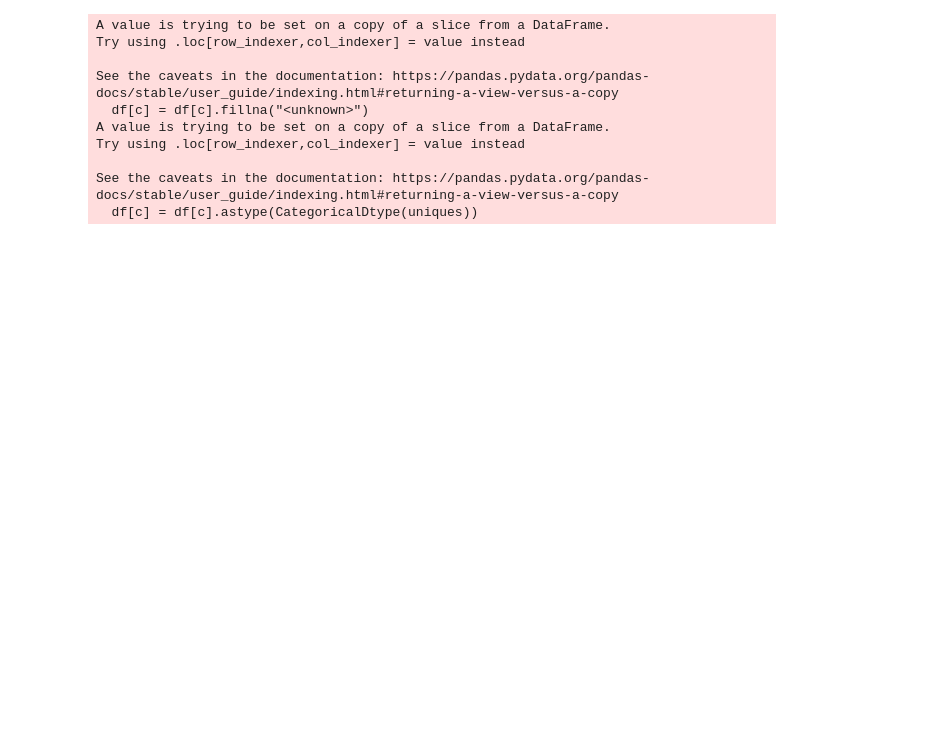
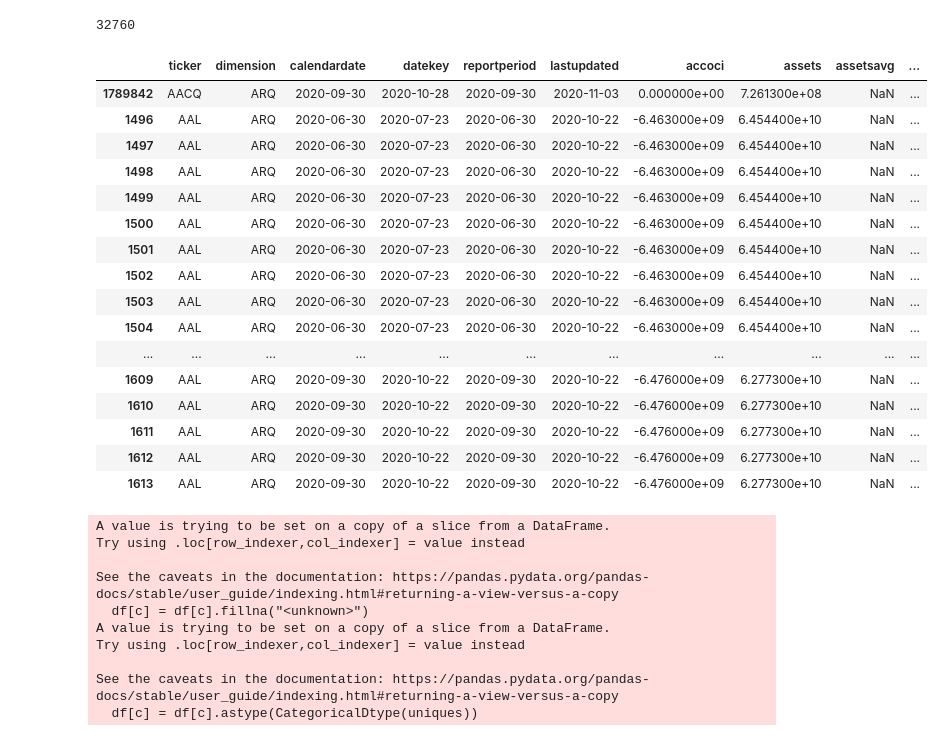
Before and after one commit to fletch22/alpha_media_signal, a Jupyter notebook: ams/notebooks/twitter/4-twitter_ml.ipynb, the cells around one changed output. Drawn from its saved outputs; the diff is of its cells as text; code cells hidden in the pictures; blank space fills up the shorter version.

```diff
--- a/ams/notebooks/twitter/4-twitter_ml.ipynb
+++ b/ams/notebooks/twitter/4-twitter_ml.ipynb
@@ -93,22 +155,13 @@ columns_fundy = list(df_rec_quart_drop.columns)
 # %%
 %%time
-# df_stock_and_quarter = pd.merge(df_stock_data, df_rec_quart_drop, how='inner', left_on=["ticker"], right_on=["ticker"])
-
 from ams.services.equities import equity_fundy_service as efs
 df_equity_fundies = efs.get_equity_fundies()
 
 df_eq_fun_quarters = df_equity_fundies[df_equity_fundies["dimension"] == EquityFundaDimension.AsReportedQuarterly.value]
-df_equity_fundies = None
+del df_equity_fundies
 
-df_result = pd.merge(df_stock_data, df_eq_fun_quarters, on="ticker", suffixes=[None, "_eq_fun"]).sort_values(by=["calendardate"])
-df_eq_fun_quarters = None
-df_stock_data = None
+df_result = pd.merge(df_eq_fun_quarters, df_stock_data, on=["ticker"], how='outer', suffixes=[None, "_eq_fun"])
 
-df_drop_future = df_result[df_result["date"] > df_result["calendardate"]]
-df_result = None
-
-df_stock_and_quarter = df_drop_future.drop_duplicates(subset=["ticker", "date"], keep="last").drop(columns=["lastupdated_eq_fun", "reportperiod", "calendardate", "dimension", "datekey"])
-df_drop_future = None
-
-df_stock_and_quarter.shape[0]
+del df_eq_fun_quarters
+del df_stock_data
 # %% [output]
@@ -117,3 +169,38 @@ Wall time: 9.25 s
+# %%
+df_drop_init = df_result.dropna(subset=["date"]).drop(columns="lastupdated_eq_fun")
+
+df_drop_future = df_drop_init[df_drop_init["date"] > df_drop_init["calendardate"]]
+
+df_drop_future = df_drop_future.sort_values(by=["ticker", "date", "calendardate"], ascending=False)
+
+df_stock_and_quarter = df_drop_future.drop_duplicates(subset=["ticker", "date"], keep="first")
+del df_drop_init
+del df_drop_future
+del df_result
+
+gc.collect()
+# %% [output]
+32760
+# %%
+df_stock_and_quarter.sort_values(by=["ticker", "date", "calendardate"], ascending=True).head(50)
+# %% [output]
+|  | ticker | dimension | calendardate | datekey | reportperiod | lastupdated | accoci | assets | assetsavg | ... |
+| 1789842 | AACQ | ARQ | 2020-09-30 | 2020-10-28 | 2020-09-30 | 2020-11-03 | 0.000000e+00 | 7.261300e+08 | NaN | ... |
+| 1496 | AAL | ARQ | 2020-06-30 | 2020-07-23 | 2020-06-30 | 2020-10-22 | -6.463000e+09 | 6.454400e+10 | NaN | ... |
+| 1497 | AAL | ARQ | 2020-06-30 | 2020-07-23 | 2020-06-30 | 2020-10-22 | -6.463000e+09 | 6.454400e+10 | NaN | ... |
+| 1498 | AAL | ARQ | 2020-06-30 | 2020-07-23 | 2020-06-30 | 2020-10-22 | -6.463000e+09 | 6.454400e+10 | NaN | ... |
+| 1499 | AAL | ARQ | 2020-06-30 | 2020-07-23 | 2020-06-30 | 2020-10-22 | -6.463000e+09 | 6.454400e+10 | NaN | ... |
+| 1500 | AAL | ARQ | 2020-06-30 | 2020-07-23 | 2020-06-30 | 2020-10-22 | -6.463000e+09 | 6.454400e+10 | NaN | ... |
+| 1501 | AAL | ARQ | 2020-06-30 | 2020-07-23 | 2020-06-30 | 2020-10-22 | -6.463000e+09 | 6.454400e+10 | NaN | ... |
+| 1502 | AAL | ARQ | 2020-06-30 | 2020-07-23 | 2020-06-30 | 2020-10-22 | -6.463000e+09 | 6.454400e+10 | NaN | ... |
+| 1503 | AAL | ARQ | 2020-06-30 | 2020-07-23 | 2020-06-30 | 2020-10-22 | -6.463000e+09 | 6.454400e+10 | NaN | ... |
+| 1504 | AAL | ARQ | 2020-06-30 | 2020-07-23 | 2020-06-30 | 2020-10-22 | -6.463000e+09 | 6.454400e+10 | NaN | ... |
+| ... | ... | ... | ... | ... | ... | ... | ... | ... | ... | ... |
+| 1609 | AAL | ARQ | 2020-09-30 | 2020-10-22 | 2020-09-30 | 2020-10-22 | -6.476000e+09 | 6.277300e+10 | NaN | ... |
+| 1610 | AAL | ARQ | 2020-09-30 | 2020-10-22 | 2020-09-30 | 2020-10-22 | -6.476000e+09 | 6.277300e+10 | NaN | ... |
+| 1611 | AAL | ARQ | 2020-09-30 | 2020-10-22 | 2020-09-30 | 2020-10-22 | -6.476000e+09 | 6.277300e+10 | NaN | ... |
+| 1612 | AAL | ARQ | 2020-09-30 | 2020-10-22 | 2020-09-30 | 2020-10-22 | -6.476000e+09 | 6.277300e+10 | NaN | ... |
+| 1613 | AAL | ARQ | 2020-09-30 | 2020-10-22 | 2020-09-30 | 2020-10-22 | -6.476000e+09 | 6.277300e+10 | NaN | ... |
 # %%
 df_nas_tickers_info = ticker_service.get_nasdaq_tickers()
 # %% [output]
```
Also changed, not shown: parts of 46 cells of this notebook, 32 other files.
